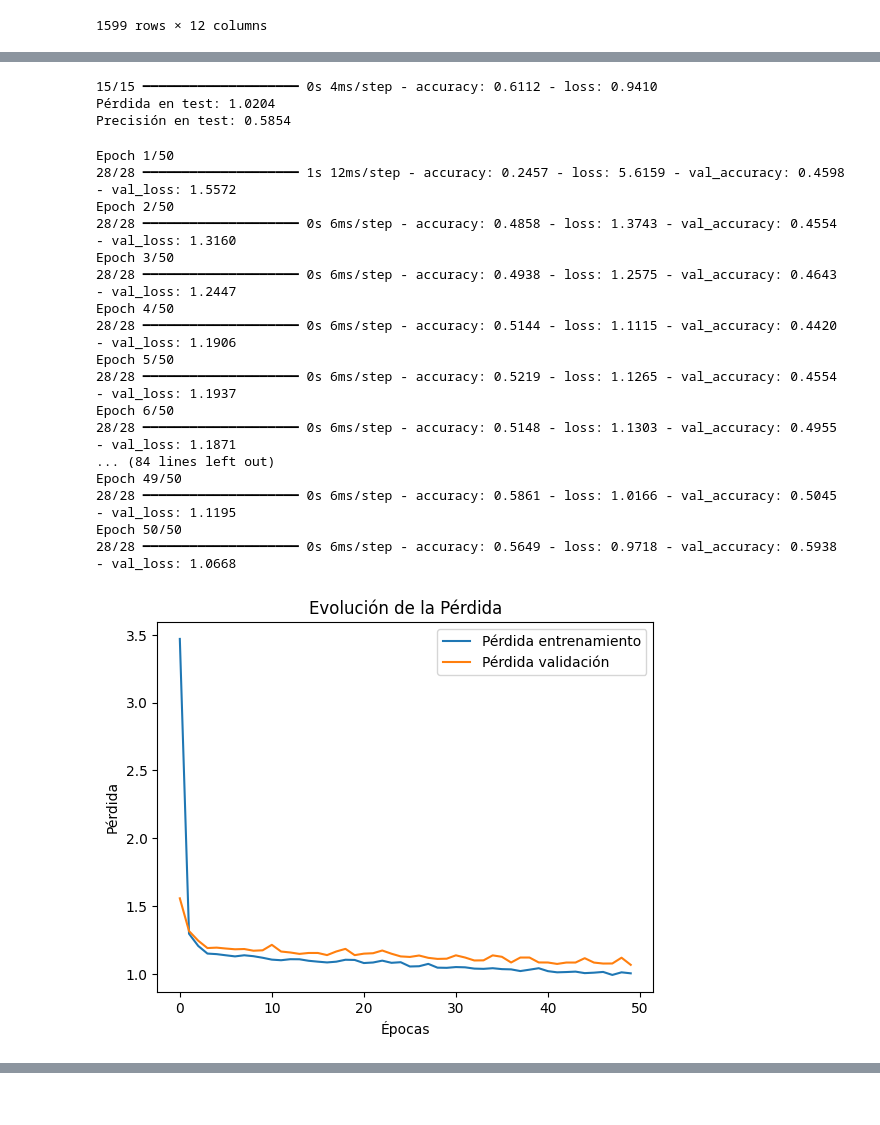
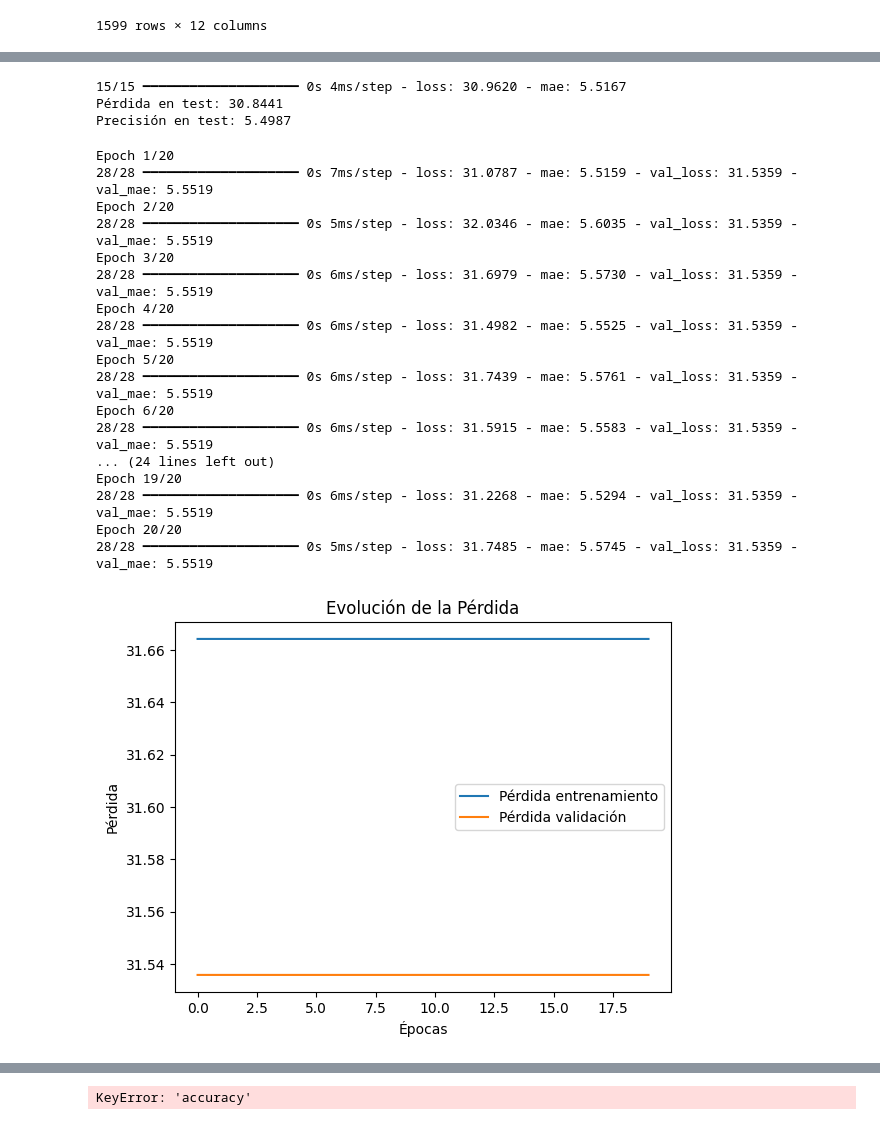
Before and after one commit to AlvaroMF02/Python, a Jupyter notebook: AlibreriasImportantes/Keras/ejercicio.ipynb, the cells around one changed output, grey strips where cells are left out. Cells and saved outputs as stored; diff of their text form; code cells hidden in the pictures.

```diff
--- a/AlibreriasImportantes/Keras/ejercicio.ipynb
+++ b/AlibreriasImportantes/Keras/ejercicio.ipynb
@@ -58,7 +58,8 @@ from tensorflow.keras.datasets import mnist
 from tensorflow.keras.models import Sequential
 from tensorflow.keras.layers import Dense
 # %%
-df = pd.read_csv('https://archive.ics.uci.edu/ml/machine-learning-databases/wine-quality/winequality-red.csv',sep=";")
+# df = pd.read_csv('https://archive.ics.uci.edu/ml/machine-learning-databases/wine-quality/winequality-red.csv',sep=";")
+df = pd.read_csv('C:/Users/albaro/Documents/DataSets/winequality-red.csv',sep=";")
 # %%
 df.head()
 # %% [output]
@@ -117,7 +130,7 @@ xTrain,xTest,yTrain,yTest = train_test_split(X,y, train_size = 0.7,shuffle=True,
 input_dim = 11  # Porque tienes 11 columnas en tu dataset
 
 # Número de clases en la salida (por ejemplo, si "quality" tiene 6 clases: 0,1,2,3,4,5,6,7,8,9,10)
-num_classes = 10  # Ajusta según el número real de clases en tu dataset
+num_classes = 11  # Ajusta según el número real de clases en tu dataset
 
 # Definir el modelo secuencial
 model = Sequential([
@@ -127,7 +140,7 @@ model = Sequential([
 ])
 
 # Compilar el modelo
-model.compile(optimizer='adam', loss='sparse_categorical_crossentropy', metrics=['accuracy'])
+model.compile(optimizer='adam', loss='mse', metrics=['mae'])
 
 # Ver resumen del modelo
 model.summary()
@@ -147,5 +160,5 @@ Model: "sequential_1"
  Non-trainable params: 0 (0.00 B)
 # %%
 # Suponiendo que ya tienes tus datos preparados en X_train, y_train
-model.fit(xTrain, yTrain, epochs=50, batch_size=32, validation_split=0.2)
+model.fit(xTrain, yTrain, epochs=100, batch_size=32, validation_split=0.2)
 # %% [output]
@@ -172,48 +185,48 @@ loss, accuracy = model.evaluate(xTest, yTest)
 print(f"Pérdida en test: {loss:.4f}")
 print(f"Precisión en test: {accuracy:.4f}")
 # %% [output]
-15/15 ━━━━━━━━━━━━━━━━━━━━ 0s 4ms/step - accuracy: 0.6112 - loss: 0.9410
-Pérdida en test: 1.0204
-Precisión en test: 0.5854
+15/15 ━━━━━━━━━━━━━━━━━━━━ 0s 4ms/step - loss: 30.9620 - mae: 5.5167
+Pérdida en test: 30.8441
+Precisión en test: 5.4987
 # %%
 import matplotlib.pyplot as plt
 
 # Entrenar el modelo con historial
-history = model.fit(xTrain, yTrain, epochs=50, batch_size=32, validation_split=0.2)
+history = model.fit(xTrain, yTrain, epochs=20, batch_size=32, validation_split=0.2)
 
 # Graficar pérdida
 plt.plot(history.history['loss'], label='Pérdida entrenamiento')
 plt.plot(history.history['val_loss'], label='Pérdida validación')
 plt.xlabel('Épocas')
 plt.ylabel('Pérdida')
 plt.legend()
 plt.title('Evolución de la Pérdida')
 plt.show()
 
 # Graficar precisión
 plt.plot(history.history['accuracy'], label='Precisión entrenamiento')
 plt.plot(history.history['val_accuracy'], label='Precisión validación')
 plt.xlabel('Épocas')
 plt.ylabel('Precisión')
 plt.legend()
 plt.title('Evolución de la Precisión')
 plt.show()
 # %% [output]
-Epoch 1/50
-28/28 ━━━━━━━━━━━━━━━━━━━━ 1s 12ms/step - accuracy: 0.2457 - loss: 5.6159 - val_accuracy: 0.4598 - val_loss: 1.5572
-Epoch 2/50
-28/28 ━━━━━━━━━━━━━━━━━━━━ 0s 6ms/step - accuracy: 0.4858 - loss: 1.3743 - val_accuracy: 0.4554 - val_loss: 1.3160
-Epoch 3/50
-28/28 ━━━━━━━━━━━━━━━━━━━━ 0s 6ms/step - accuracy: 0.4938 - loss: 1.2575 - val_accuracy: 0.4643 - val_loss: 1.2447
-Epoch 4/50
-28/28 ━━━━━━━━━━━━━━━━━━━━ 0s 6ms/step - accuracy: 0.5144 - loss: 1.1115 - val_accuracy: 0.4420 - val_loss: 1.1906
-Epoch 5/50
-28/28 ━━━━━━━━━━━━━━━━━━━━ 0s 6ms/step - accuracy: 0.5219 - loss: 1.1265 - val_accuracy: 0.4554 - val_loss: 1.1937
-Epoch 6/50
-28/28 ━━━━━━━━━━━━━━━━━━━━ 0s 6ms/step - accuracy: 0.5148 - loss: 1.1303 - val_accuracy: 0.4955 - val_loss: 1.1871
-... (84 lines left out)
-Epoch 49/50
-28/28 ━━━━━━━━━━━━━━━━━━━━ 0s 6ms/step - accuracy: 0.5861 - loss: 1.0166 - val_accuracy: 0.5045 - val_loss: 1.1195
-Epoch 50/50
-28/28 ━━━━━━━━━━━━━━━━━━━━ 0s 6ms/step - accuracy: 0.5649 - loss: 0.9718 - val_accuracy: 0.5938 - val_loss: 1.0668
+Epoch 1/20
+28/28 ━━━━━━━━━━━━━━━━━━━━ 0s 7ms/step - loss: 31.0787 - mae: 5.5159 - val_loss: 31.5359 - val_mae: 5.5519
+Epoch 2/20
+28/28 ━━━━━━━━━━━━━━━━━━━━ 0s 5ms/step - loss: 32.0346 - mae: 5.6035 - val_loss: 31.5359 - val_mae: 5.5519
+Epoch 3/20
+28/28 ━━━━━━━━━━━━━━━━━━━━ 0s 6ms/step - loss: 31.6979 - mae: 5.5730 - val_loss: 31.5359 - val_mae: 5.5519
+Epoch 4/20
+28/28 ━━━━━━━━━━━━━━━━━━━━ 0s 6ms/step - loss: 31.4982 - mae: 5.5525 - val_loss: 31.5359 - val_mae: 5.5519
+Epoch 5/20
+28/28 ━━━━━━━━━━━━━━━━━━━━ 0s 6ms/step - loss: 31.7439 - mae: 5.5761 - val_loss: 31.5359 - val_mae: 5.5519
+Epoch 6/20
+28/28 ━━━━━━━━━━━━━━━━━━━━ 0s 6ms/step - loss: 31.5915 - mae: 5.5583 - val_loss: 31.5359 - val_mae: 5.5519
+... (24 lines left out)
+Epoch 19/20
+28/28 ━━━━━━━━━━━━━━━━━━━━ 0s 6ms/step - loss: 31.2268 - mae: 5.5294 - val_loss: 31.5359 - val_mae: 5.5519
+Epoch 20/20
+28/28 ━━━━━━━━━━━━━━━━━━━━ 0s 5ms/step - loss: 31.7485 - mae: 5.5745 - val_loss: 31.5359 - val_mae: 5.5519
-[figure, old version]
+[figure, new version]
@@ -220,0 +233 @@ Epoch 50/50
+KeyError: 'accuracy'
```
Also changed, not shown: parts of 4 cells of this notebook, 26 other files.
